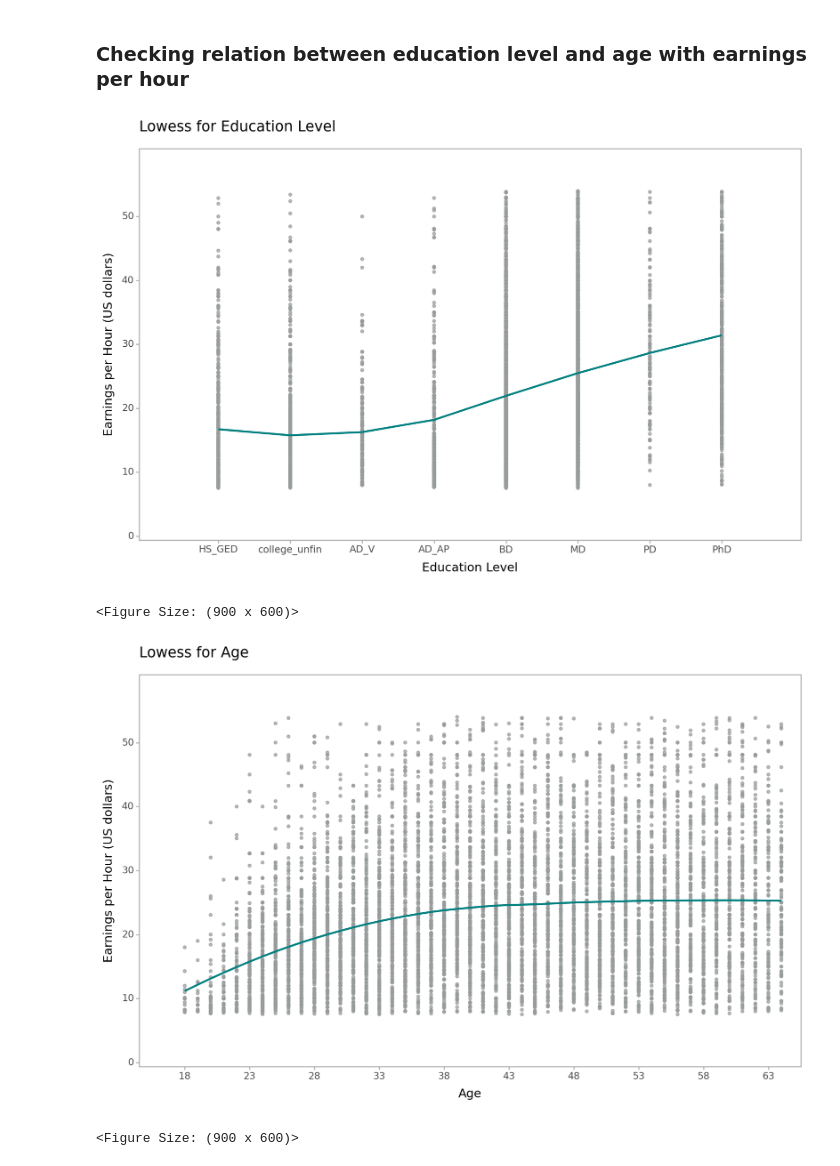
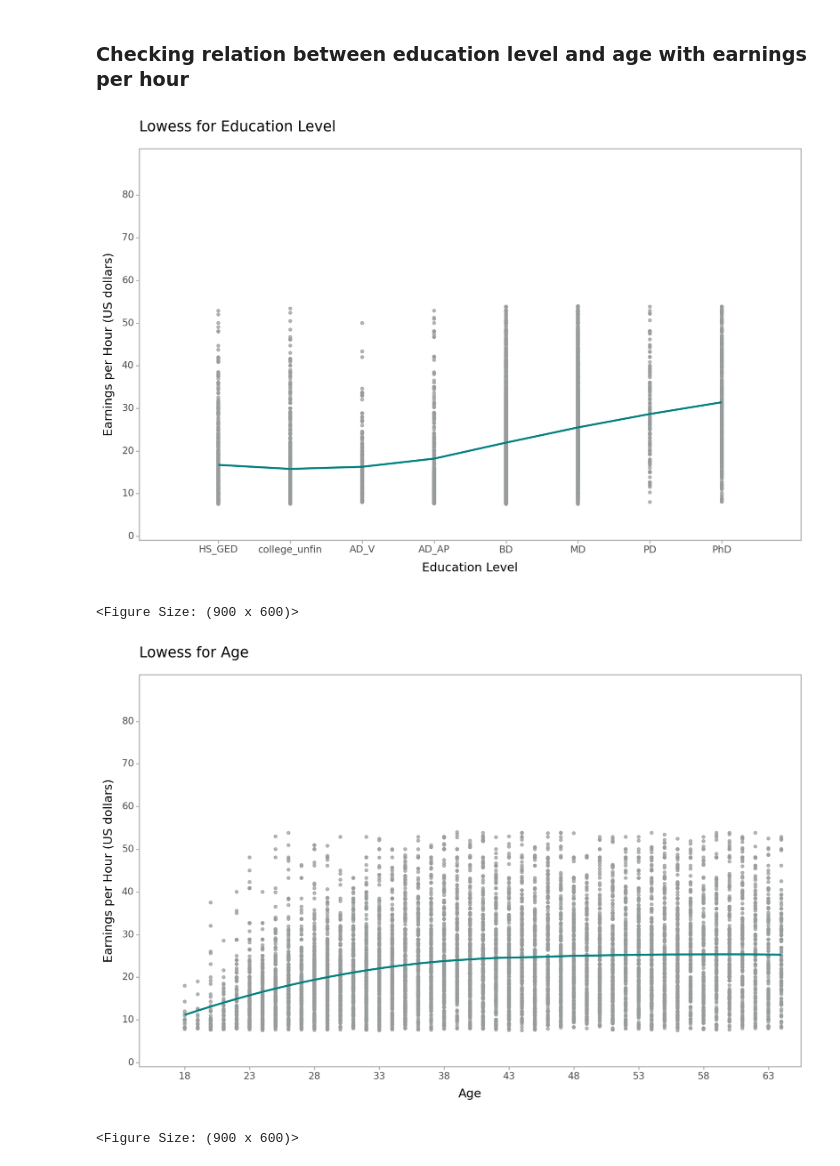
Before and after one commit to arbash-malik/DA3, a Jupyter notebook: Assignment Code.ipynb, the cells around one changed output. Cells and saved outputs as stored; diff of their text form; code cells hidden in the pictures.

```diff
--- a/Assignment Code.ipynb
+++ b/Assignment Code.ipynb
@@ -454,7 +454,7 @@ ggplot(df, aes(x="grade92", y="eph"))\
 + geom_smooth(method="loess", color='#008080' ,se=False, size=1, span=1) \
 + labs(x="Education Level", y="Earnings per Hour (US dollars)", title = 'Lowess for Education Level')\
 + theme_light() \
-+ scale_y_continuous(expand=(0.01, 0.01), limits=(0, 60), breaks=np.arange(0, 60, 10))\
++ scale_y_continuous(expand=(0.01, 0.01), limits=(0, 90), breaks=np.arange(0, 90, 10))\
 + scale_x_continuous(expand=(0.01, 0.01), limits=(38, 47), breaks=np.arange(39, 47, 1),
                     labels=['HS_GED','college_unfin','AD_V', 'AD_AP', 'BD', 'MD', 'PD', 'PhD'])\
 + theme(panel_grid_major=element_blank(), panel_grid_minor=element_blank())\
@@ -462,22 +462,22 @@ ggplot(df, aes(x="grade92", y="eph"))\
 
 # Positive relationship
 # %% [output]
-[figure, old version]
+[figure, new version]
 <Figure Size: (900 x 600)>
 # %%
 ggplot(df, aes(x="age", y="eph"))\
 + geom_point(size=1, alpha=0.7, show_legend=False, na_rm=True, fill='#999C9C', color='#999C9C')\
 + geom_smooth(method="loess", color='#008080' ,se=False, size=1, span=1) \
 + labs(x="Age", y="Earnings per Hour (US dollars)", title = 'Lowess for Age')\
 + theme_light() \
-+ scale_y_continuous(expand=(0.01, 0.01), limits=(0, 60), breaks=np.arange(0, 60, 10))\
++ scale_y_continuous(expand=(0.01, 0.01), limits=(0, 90), breaks=np.arange(0, 90, 10))\
 + scale_x_continuous(expand=(0.01, 0.01), limits=(15, 65), breaks=np.arange(18,65, 5)) \
 + theme(panel_grid_major=element_blank(), panel_grid_minor=element_blank())\
 + theme(figure_size=(9, 6))
 
 # Positive relationship that stagnates
 # %% [output]
-[figure, old version]
+[figure, new version]
 <Figure Size: (900 x 600)>
 # %%
 # Dropping columns that I do not need
```
Also changed, not shown: parts of 14 cells of this notebook.
